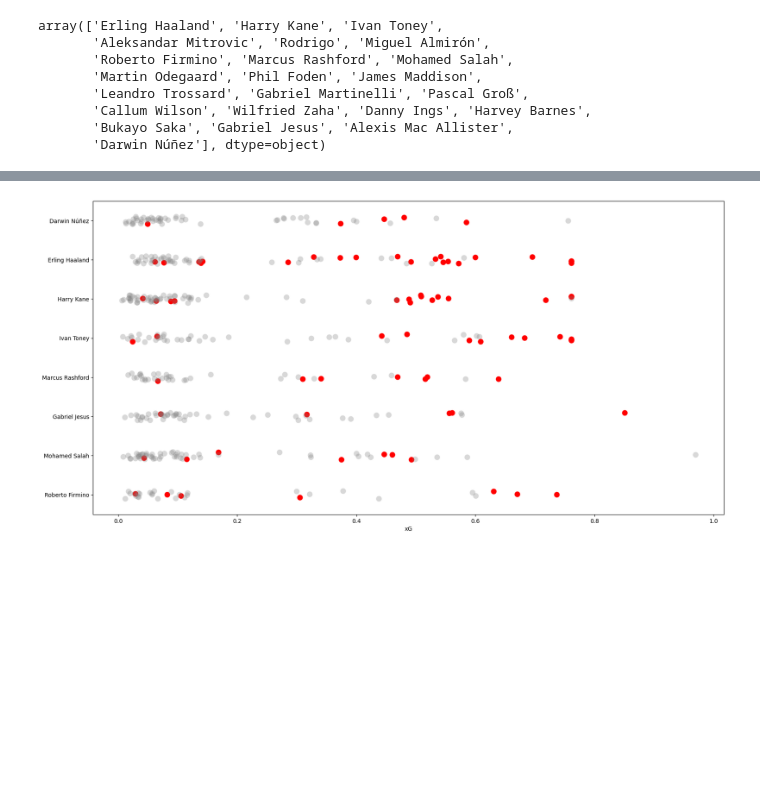
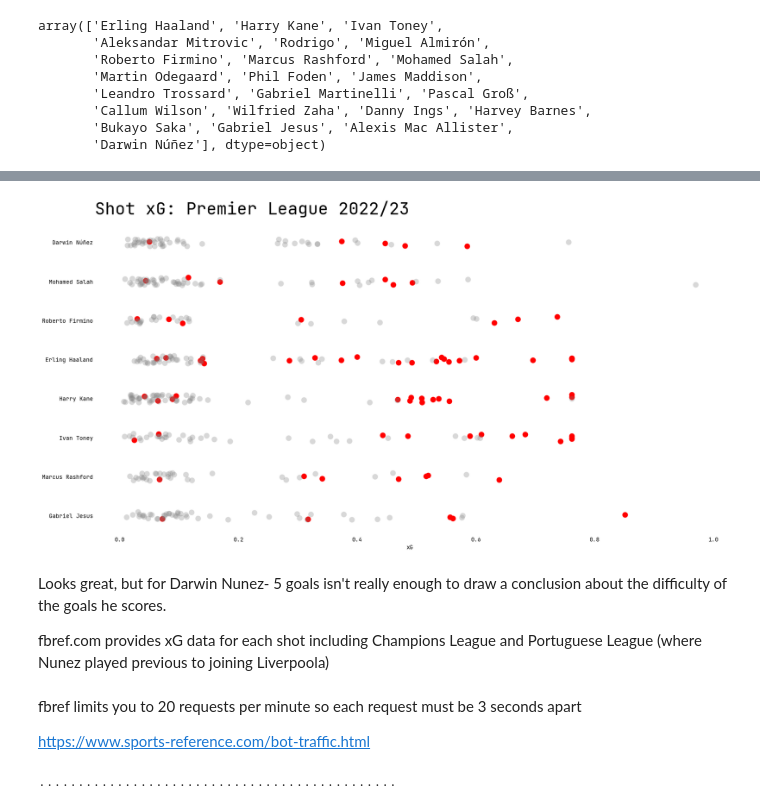
Before and after one commit to ismailmo1/football-data-viz, a Jupyter notebook: nunez-xg-goals/xg-vs-goals.ipynb, the cells around one changed output, grey strips where cells are left out. Saved outputs shown, nothing was run; the diff lists cells and outputs as text; code cells hidden in the pictures; blank space fills up the shorter version.

Commit message:
added fbref xg data

```diff
--- a/nunez-xg-goals/xg-vs-goals.ipynb
+++ b/nunez-xg-goals/xg-vs-goals.ipynb
@@ -181,15 +181,16 @@ array(['Erling Haaland', 'Harry Kane', 'Ivan Toney',
        'Bukayo Saka', 'Gabriel Jesus', 'Alexis Mac Allister',
        'Darwin Núñez'], dtype=object)
 # %%
-players = {
-    'Darwin Núñez': 0,
-    'Erling Haaland': 1,
-    'Harry Kane': 2,
-    'Ivan Toney': 3,
-    'Marcus Rashford': 4,
-    'Gabriel Jesus': 5,
-    'Mohamed Salah': 6,
-    'Roberto Firmino': 7,
-}
-
+players = [
+    'Darwin Núñez',
+    'Mohamed Salah',
+    'Roberto Firmino',
+    'Erling Haaland',
+    'Harry Kane',
+    'Ivan Toney',
+    'Marcus Rashford',
+    'Gabriel Jesus',
+]
 relevant_players = all_shots_22_23[all_shots_22_23['player'].apply(lambda x:x in players)]
+relevant_players['order'] = relevant_players.loc[:,'player'].map({player:idx for idx, player in enumerate(players)})
+relevant_players.sort_values('order', inplace=True)
@@ -196,11 +207,26 @@ relevant_players = all_shots_22_23[all_shots_22_23['player'].apply(lambda x:x in
-# %%
-relevant_players['order'] = relevant_players.loc['player'].map(players)
-relevant_players.sort_values('order', inplace=True)
 # %%
+import matplotlib
+
+matplotlib.rcParams['font.family'] = 'JetBrains Mono'
 fig, ax = plt.subplots(figsize=(20,10))
+
+
 sns.stripplot(relevant_players[relevant_players['goal']==True],x= 'xG', y='player', ax=ax, s=10, color='red')
 sns.stripplot(relevant_players[relevant_players['goal']==False],x= 'xG', y='player', ax=ax, alpha=0.3, s=10, color='grey')
 
+ax.tick_params(length=0)
+ax.set_title("Shot xG: Premier League 2022/23", loc="left", pad=15, fontdict={'size':30})
+ax.set_ylabel("")
+
+ax.spines['top'].set_visible(False)
+ax.spines['right'].set_visible(False)
+ax.spines['bottom'].set_visible(False)
+ax.spines['left'].set_visible(False)
+
 _ = ax.set_ylabel("")
 # %% [output]
-[figure, old version]
+[figure, new version]
+# %% [markdown]
+Looks great, but for Darwin Nunez- 5 goals isn't really enough to draw a conclusion about the difficulty of the goals he scores.
+
+fbref.com provides xG data for each shot including Champions League and Portuguese League (where Nunez played previous to joining Liverpoola)
@@ -206,0 +245,4 @@ _ = ax.set_ylabel("")
+# %% [markdown]
+fbref limits you to 20 requests per minute so each request must be 3 seconds apart
+
+https://www.sports-reference.com/bot-traffic.html
@@ -206,0 +254,24 @@ _ = ax.set_ylabel("")
+# %%
+fetch_coros = []
+next_delay = 0
+
+async def delayed_fetch(url:str,match_date:str,sleep_time_seconds:int = 3):
+    global next_delay
+    # need to increase the delay on each api request
+    # (since they all start the timers simulataneously)
+    next_delay += sleep_time_seconds
+    await asyncio.sleep(next_delay)
+
+    print(".", end="")
+    fetch = await client.get(url)
+    # need to keep track of which match this is so we can add metadata
+    # e.g. opponent name, match result
+    return match_date, fetch
+
+for date, match_details in match_dates.items():
+    match_url = match_details['Match Report']
+    fetch_coros.append(delayed_fetch(f"https://fbref.com/{match_url}", date))
+
+match_pages = await asyncio.gather(*fetch_coros)
+# %% [output]
+..............................................
```
Also changed, not shown: parts of 35 cells of this notebook.
